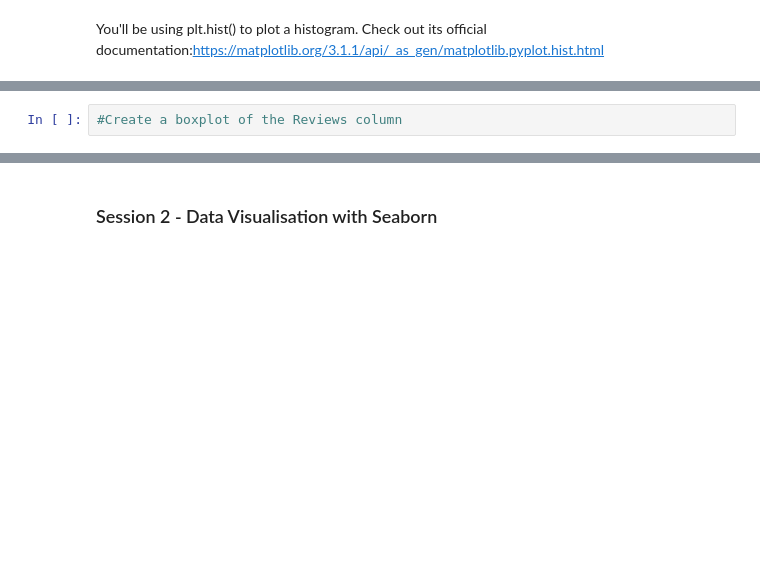
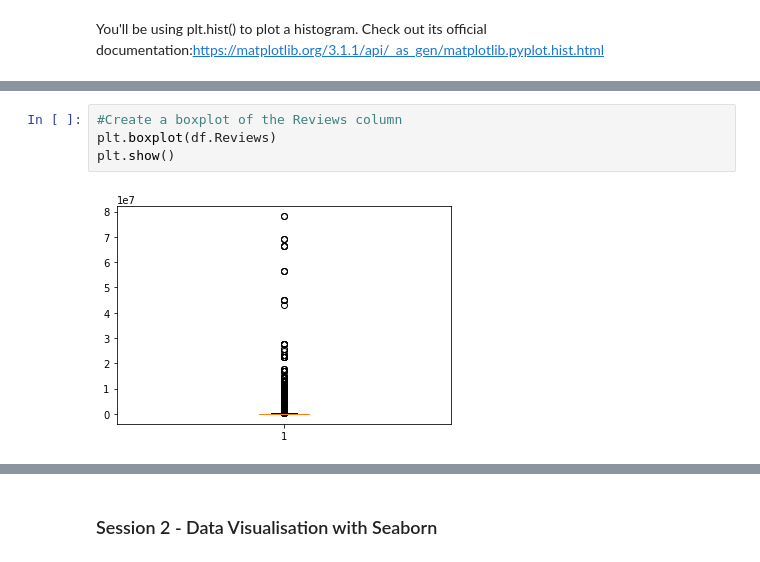
Before and after one commit to khairnardevashish/Data-Visualisation-for-DS-and-ML, a Jupyter notebook: Case Study Notebook/Data Visualisation in Python - Case Study.ipynb, the cells around one changed output, grey strips where cells are left out. Cells and saved outputs as stored; diff of their text form; blank space fills up the shorter version.

```diff
--- a/Case Study Notebook/Data Visualisation in Python - Case Study.ipynb
+++ b/Case Study Notebook/Data Visualisation in Python - Case Study.ipynb
@@ -421,4 +499,8 @@ You'll be using plt.hist() to plot a histogram. Check out its official documenta
 # %%
 #Create a boxplot of the Reviews column
+plt.boxplot(df.Reviews)
+plt.show()
+# %% [output]
+[figure, added]
 # %%
 #Check records with 1 million reviews
```
Also changed, not shown: parts of 24 cells of this notebook, 5 other files.
